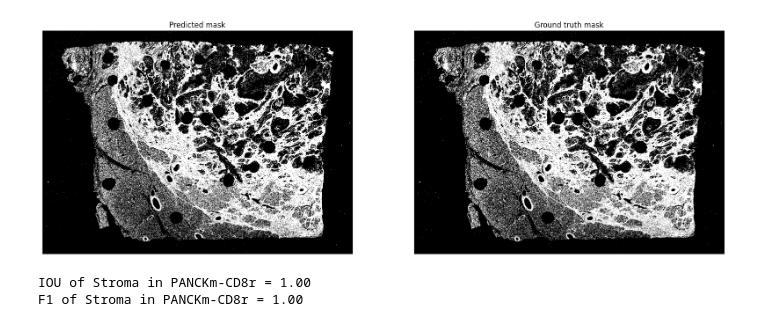
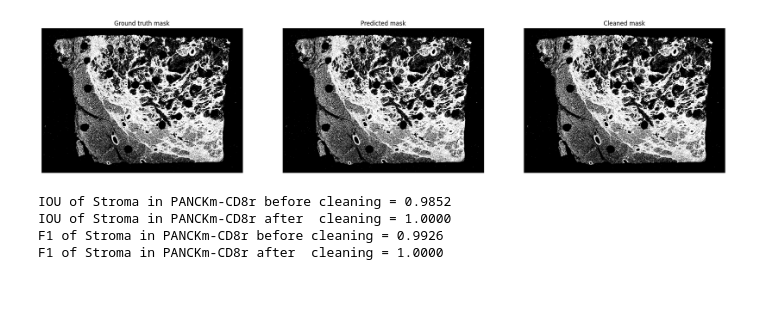
Before and after one commit to GeNeHetX/pixel_classifier, a Jupyter notebook: mask_generator.ipynb, the cells around one changed output. Drawn from its saved outputs; the diff is of its cells as text; code cells hidden in the pictures; blank space fills up the shorter version.

Commit message:
Correct the typos in the mask_generator

```diff
--- a/mask_generator.ipynb
+++ b/mask_generator.ipynb
@@ -56,32 +59,44 @@ mask = np.concatenate(mask_tiles, axis=1)
 # Load the ground truth mask
 mask_gt = io.imread(f'data/{lame}/results/masks/{slide}_{label}_mask.png')[:,:mask.shape[1]] > 0
 # %%
-# Compress the mask and ground truth mask
+# Compress the predicted, cleaned and ground truth masks
 mask_compressed = mask[::100, ::100]
-mask_gt_compressed = mask[::100, ::100]
+mask_clean_compressed = mask_clean[::100, ::100]
+mask_gt_compressed = mask_gt[::100, ::100]
 # %%
 # Plot a compressed version of the mask
-fig, ax = plt.subplots(1, 2, figsize=(20, 10))
-ax[0].imshow(mask_compressed, cmap='gray')
-ax[0].set_title('Predicted mask')
-ax[0].set_xticks([])
-ax[0].set_yticks([])
-ax[1].imshow(mask_gt_compressed, cmap='gray')
-ax[1].set_title('Ground truth mask')
-ax[1].set_xticks([])
-ax[1].set_yticks([])
+fig, ax = plt.subplots(1, 3, figsize=(25, 10))
+
+for a in ax:
+    a.set_xticks([])
+    a.set_yticks([])
+
+ax[0].imshow(mask_gt_compressed, cmap='gray')
+ax[0].set_title('Ground truth mask')
+ax[1].imshow(mask_compressed, cmap='gray')
+ax[1].set_title('Predicted mask')
+ax[2].imshow(mask_clean_compressed, cmap='gray')
+ax[2].set_title('Cleaned mask')
+
 plt.show()
 # %% [output]
-[figure, old version]
+[figure, new version]
 # %%
-# Comput the intersection over union
-iou = jaccard_score(mask_gt_compressed.ravel(), mask_compressed.ravel())
+# Comput the intersection over union (IOU)
+iou = jaccard_score(mask_gt_compressed.ravel(), mask_compressed.ravel()) # Predicted vs ground truth mask
+iou_clean = jaccard_score(mask_gt_compressed.ravel(), mask_clean_compressed.ravel()) # Cleaned vs ground truth mask
 
 # Compute the F1 score
-f1 = f1_score(mask_gt_compressed.ravel(), mask_compressed.ravel())
+f1 = f1_score(mask_gt_compressed.ravel(), mask_compressed.ravel()) # Predicted vs ground truth mask
+f1_clean = f1_score(mask_gt_compressed.ravel(), mask_clean_compressed.ravel()) # Cleaned vs ground truth mask
 
-print(f"IOU of {label} in {slide} = {iou:.2f}")
-print(f"F1 of {label} in {slide} = {f1:.2f}")
+print(f"IOU of {label} in {slide} before cleaning = {iou:.4f}")
+print(f"IOU of {label} in {slide} after  cleaning = {iou_clean:.4f}")
+
+print(f"F1 of {label} in {slide} before cleaning = {f1:.4f}")
+print(f"F1 of {label} in {slide} after  cleaning = {f1_clean:.4f}")
 # %% [output]
-IOU of Stroma in PANCKm-CD8r = 1.00
-F1 of Stroma in PANCKm-CD8r = 1.00
+IOU of Stroma in PANCKm-CD8r before cleaning = 0.9852
+IOU of Stroma in PANCKm-CD8r after  cleaning = 1.0000
+F1 of Stroma in PANCKm-CD8r before cleaning = 0.9926
+F1 of Stroma in PANCKm-CD8r after  cleaning = 1.0000
```
Also changed, not shown: parts of 6 cells of this notebook.
